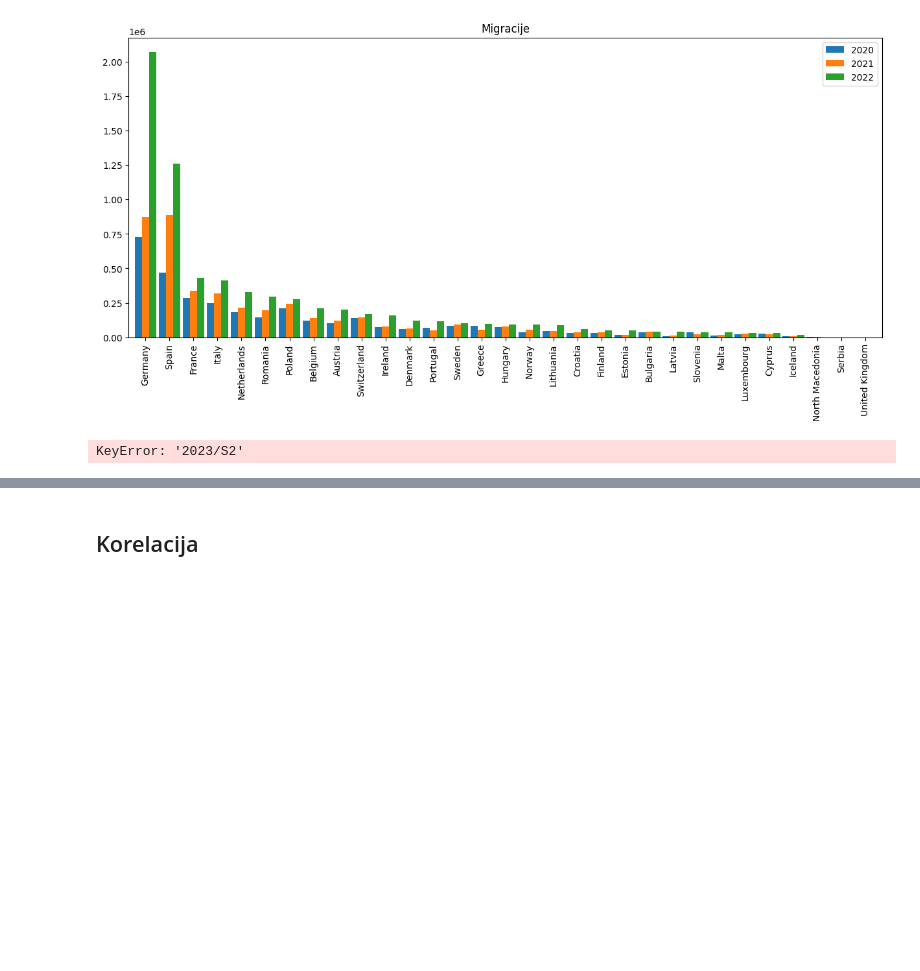
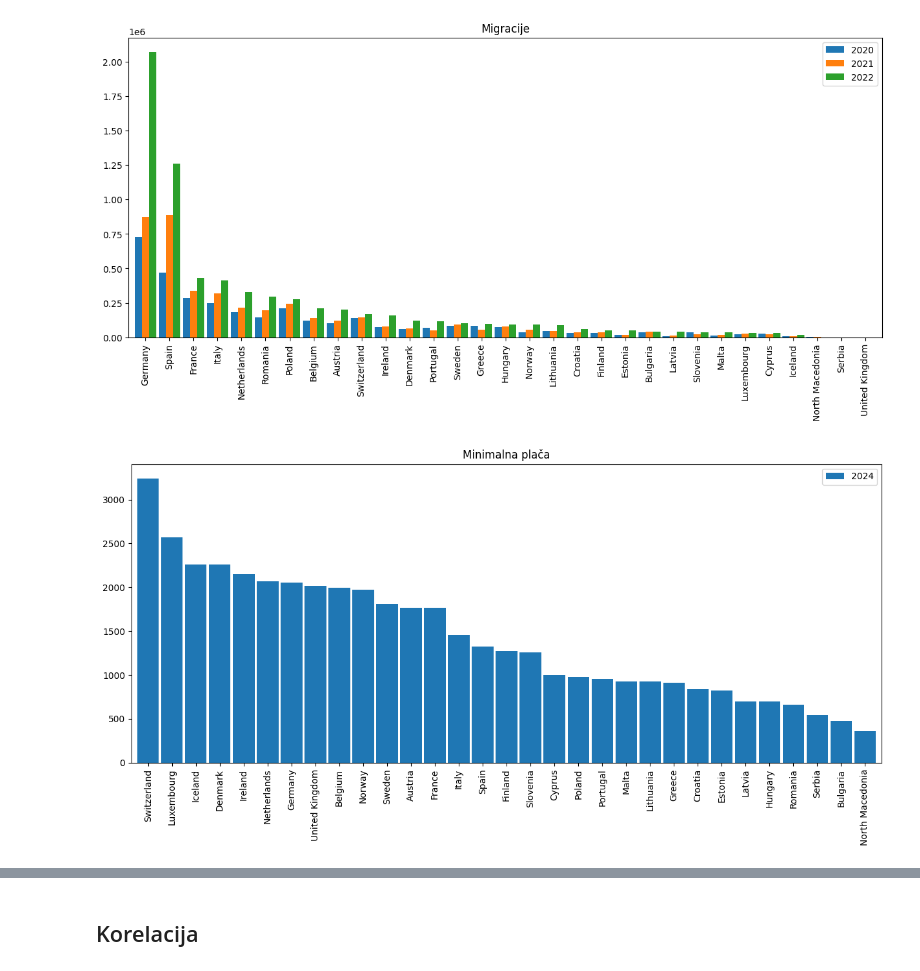
Before and after one commit to DerpStepo/PR24BKRMKPMSJSV, a Jupyter notebook: PR24BKRMKPMSJSV.ipynb, the cells around one changed output, grey strips where cells are left out. Cells and saved outputs as stored; diff of their text form; code cells hidden in the pictures; blank space fills up the shorter version.

```diff
--- a/PR24BKRMKPMSJSV.ipynb
+++ b/PR24BKRMKPMSJSV.ipynb
@@ -186,15 +186,13 @@ ax.figure.savefig('./Slike/migration.png')
 [figure]
 # %%
 minWage2024 = [float(value) for value in minimumWageCsv['2024']]
-minWage2023b = [float(value) for value in minimumWageCsv['2023/S2']]
-minWage2023a = [float(value) for value in minimumWageCsv['2023/S1']]
 drzave = list(minimumWageCsv['country'])
-df = pd.DataFrame({'2024':minWage2024, '2023/s2':minWage2023b, '2023/s1':minWage2023a}, index=drzave)
+df = pd.DataFrame({'2024':minWage2024}, index=drzave)
 df_sorted = df.sort_values(by='2024', ascending=False)
 ax = df_sorted.plot.bar(rot=90, figsize=(15, 6), width=0.9, title="Minimalna plača")
 ax.figure.savefig('./Slike/minWage.png')
 # %% [output]
-KeyError: '2023/S2'
+[figure, added]
 # %%
 unemployment2024 = [float(value) for value in unemploymentCsv['2024']]
 unemployment2022 = [float(value) for value in unemploymentCsv['2022']]
```
Also changed, not shown: parts of 4 cells of this notebook, 3 other files.
